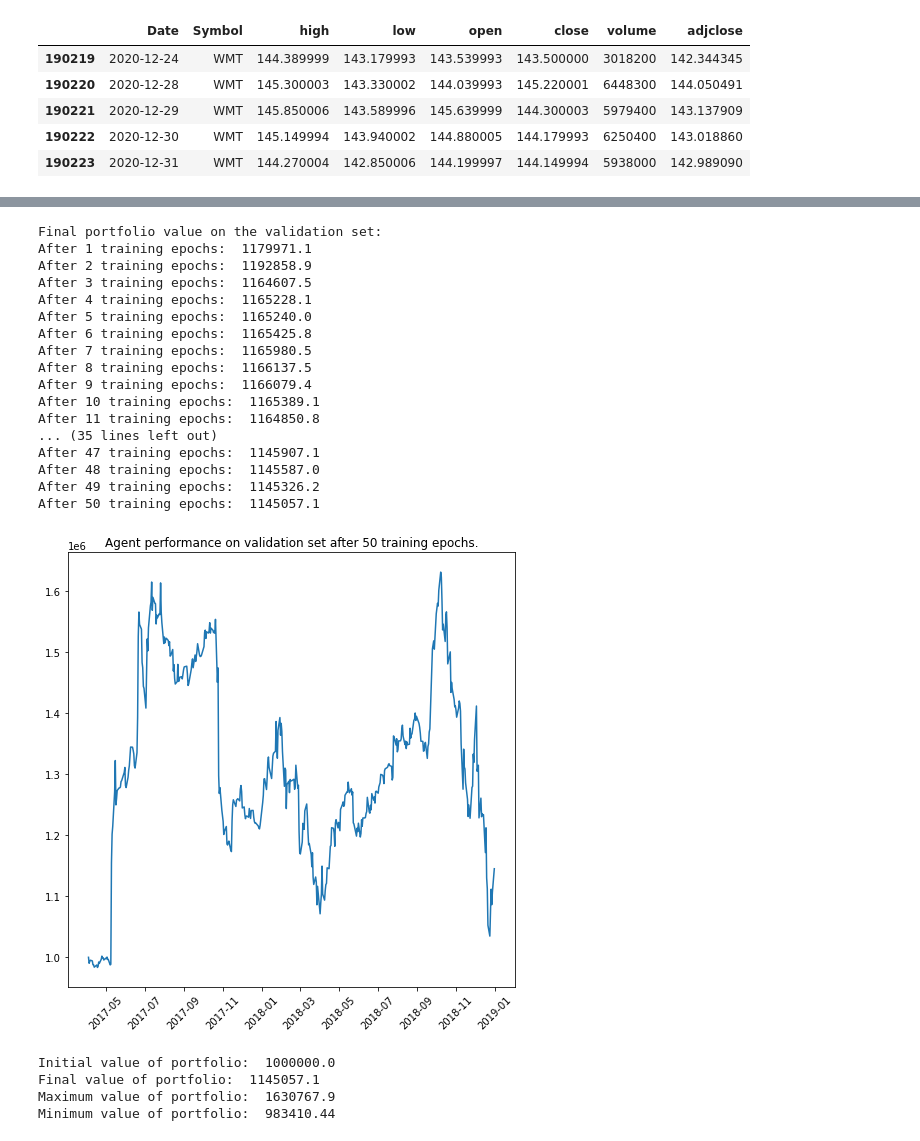
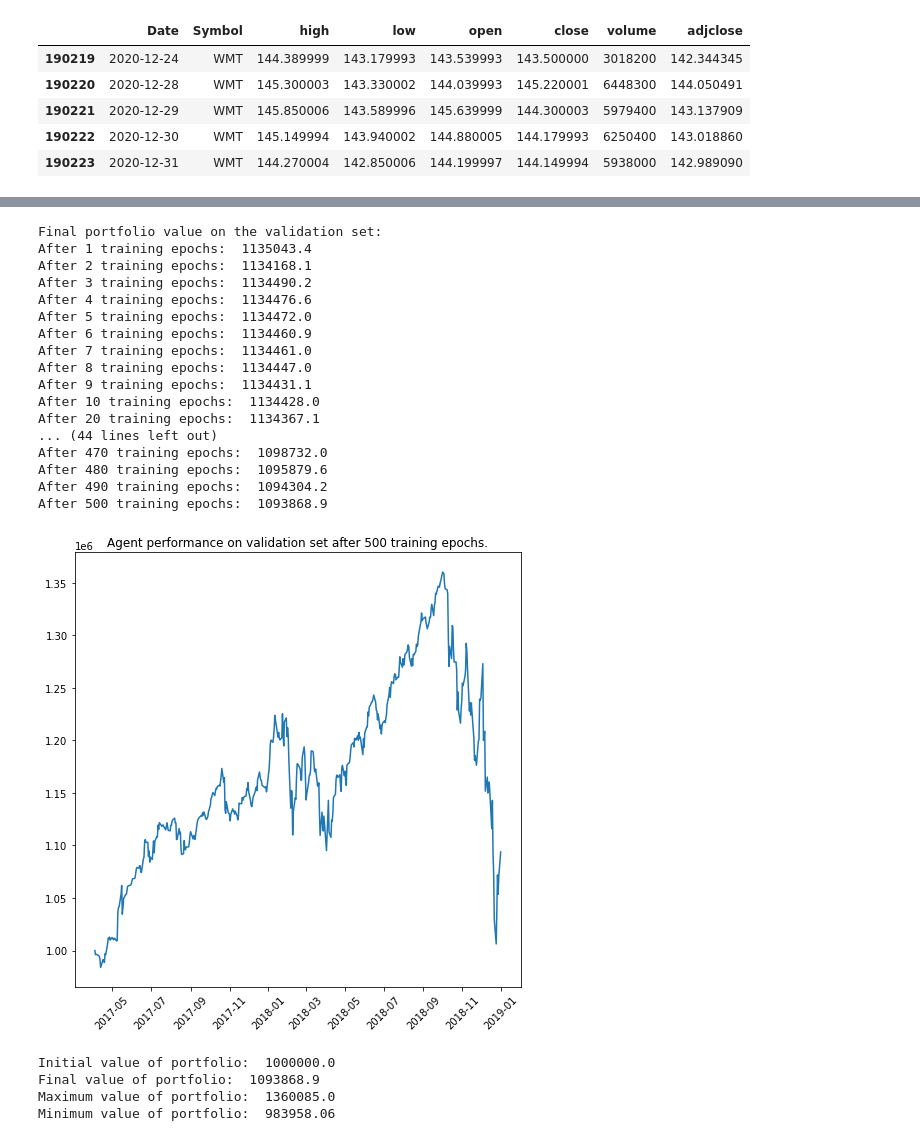
Before and after one commit to rajindermavi/portfolio_management, a Jupyter notebook: portfolio_management/dpm_agent_training.ipynb, the cells around one changed output, grey strips where cells are left out. Cells and saved outputs as stored; diff of their text form; code cells hidden in the pictures.

Commit message:
Randomize batches during training.

```diff
--- a/portfolio_management/dpm_agent_training.ipynb
+++ b/portfolio_management/dpm_agent_training.ipynb
@@ -66,8 +67,9 @@ with open('test_data.dill','wb') as dill_file:
     dill.dump({'dates':test_dates,'data':test_data},dill_file)
 # %%
 # Batch the data
+n_batches = 40
 data_len = training_data.shape[1]
-div = list(map(int,np.linspace(0,data_len,41)))
+div = list(map(int,np.linspace(0,data_len,n_batches+1)))
 batched_training_data = np.split(training_data,div[1:-1],axis=1)
 # %%
 # Create environment
@@ -99,62 +102,63 @@ Minimum value of portfolio:  983839.5
 # %%
 
-EPOCHS = 50
+EPOCHS = 500
+n_substocks = int(n_stocks/2)
 print('Final portfolio value on the validation set:')
 for epoch in range(EPOCHS):
 
     for batch in batched_training_data:
+        subsample = random.sample(list(range(n_stocks)),n_substocks)
+        sub_batch = batch[subsample,:,:]
+
         # Create new environment for current batch
-        env = TradingEnv(batch)
+        env = TradingEnv(sub_batch)
 
         # Train on current batch
         with tf.GradientTape() as tape:
             tape.watch(agent.model.trainable_variables)
-            loss = agent_loss(env,agent,n_stocks)
+            loss = agent_loss(env,agent,n_substocks)
         grad = tape.gradient(loss,agent.model.trainable_variables)
         grad = [g / tf.reduce_mean(tf.abs(g)) for g in grad]
         agent.opt.apply_gradients(zip(grad,agent.model.trainable_variables))
 
-    # Evaluate performance on validation set:
-    loss = agent_loss(validation_env,agent,n_stocks)
-    print(f'After {epoch+1} training epochs: ',validation_env.portfolio_value_hist[-1].numpy())
+    # Evaluate performance on validation set for a subset of epochs:
+    if (epoch < 10) or ((epoch+1) % 10 == 0):
+        loss = agent_loss(validation_env,agent,n_stocks)
+        print(f'After {epoch+1} training epochs: ',validation_env.portfolio_value_hist[-1].numpy())
 
-    if epoch < EPOCHS/2:
-        for x in agent.model.trainable_variables:
-            y = x+tf.random.normal(x.shape,stddev=1e-3)
-            x.assign(y)
 
 plt.figure(figsize=(8,8))
 plt.plot(validation_dates[start_idx:], validation_env.portfolio_value_hist)
 plt.xticks(rotation=45)
 plt.title(f'Agent performance on validation set after {EPOCHS} training epochs.')
 plt.show()
 print('Initial value of portfolio: ',validation_env.portfolio_value_hist[0].numpy())
 print('Final value of portfolio: ',validation_env.portfolio_value_hist[-1].numpy())
 print('Maximum value of portfolio: ',max(validation_env.portfolio_value_hist).numpy())
 print('Minimum value of portfolio: ',min(validation_env.portfolio_value_hist).numpy())
 # %% [output]
 Final portfolio value on the validation set:
-After 1 training epochs:  1179971.1
-After 2 training epochs:  1192858.9
-After 3 training epochs:  1164607.5
-After 4 training epochs:  1165228.1
-After 5 training epochs:  1165240.0
-After 6 training epochs:  1165425.8
-After 7 training epochs:  1165980.5
-After 8 training epochs:  1166137.5
-After 9 training epochs:  1166079.4
-After 10 training epochs:  1165389.1
-After 11 training epochs:  1164850.8
-... (35 lines left out)
-After 47 training epochs:  1145907.1
-After 48 training epochs:  1145587.0
-After 49 training epochs:  1145326.2
-After 50 training epochs:  1145057.1
+After 1 training epochs:  1135043.4
+After 2 training epochs:  1134168.1
+After 3 training epochs:  1134490.2
+After 4 training epochs:  1134476.6
+After 5 training epochs:  1134472.0
+After 6 training epochs:  1134460.9
+After 7 training epochs:  1134461.0
+After 8 training epochs:  1134447.0
+After 9 training epochs:  1134431.1
+After 10 training epochs:  1134428.0
+After 20 training epochs:  1134367.1
+... (44 lines left out)
+After 470 training epochs:  1098732.0
+After 480 training epochs:  1095879.6
+After 490 training epochs:  1094304.2
+After 500 training epochs:  1093868.9
-[figure, old version]
+[figure, new version]
 Initial value of portfolio:  1000000.0
-Final value of portfolio:  1145057.1
-Maximum value of portfolio:  1630767.9
-Minimum value of portfolio:  983410.44
+Final value of portfolio:  1093868.9
+Maximum value of portfolio:  1360085.0
+Minimum value of portfolio:  983958.06
 # %%
 with open('dpm_agent.dill','wb') as dill_file:
     dill.dump(agent, dill_file)
```
Also changed, not shown: parts of 2 cells of this notebook, 6 other files.
